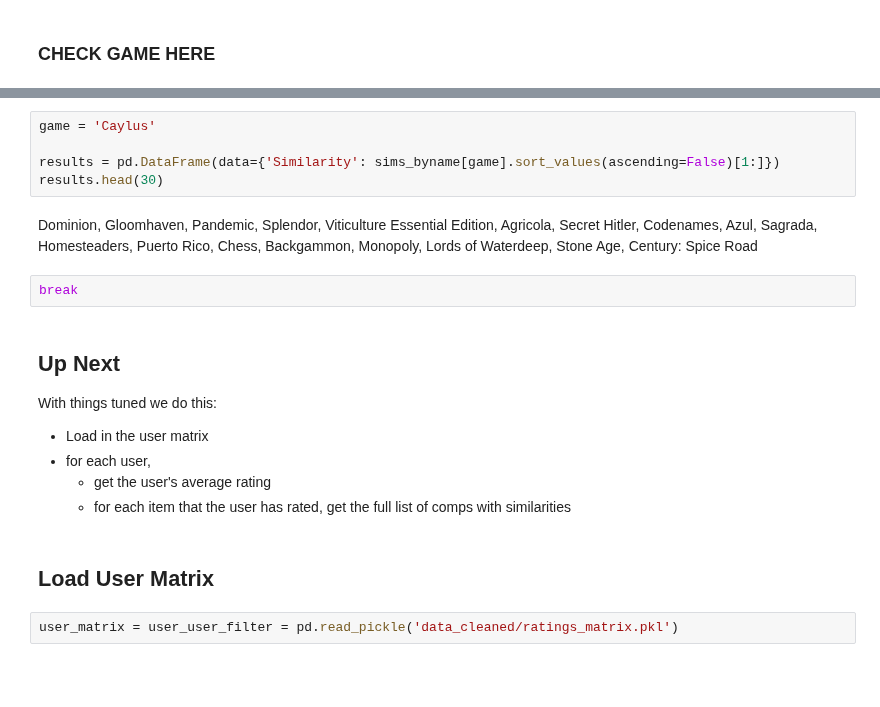
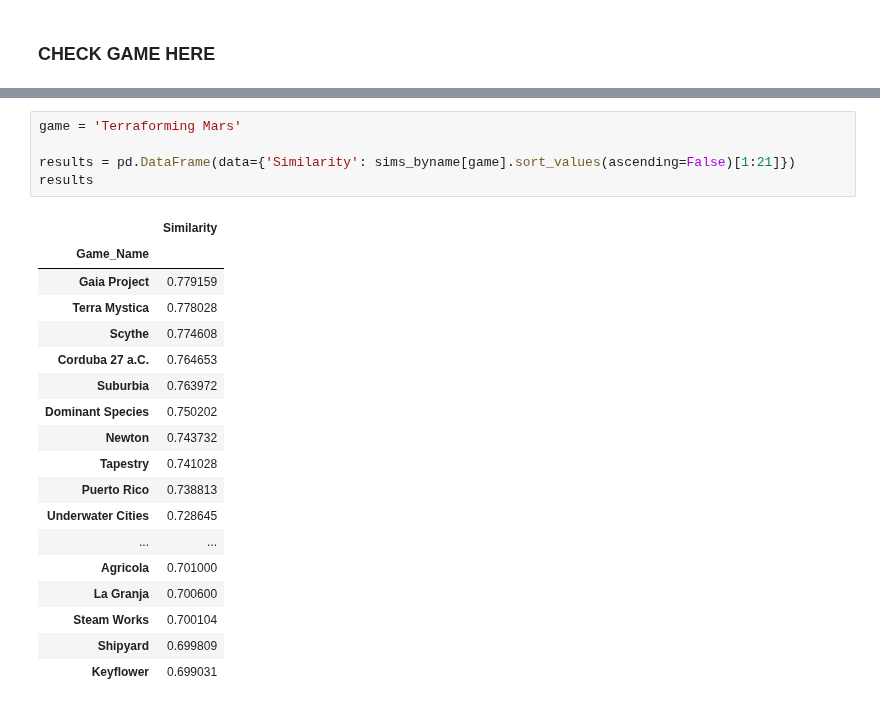
Before and after one commit to threnjen/boardgamegeek, a Jupyter notebook: BGG05_Content_Based.ipynb, the cells around one changed output, grey strips where cells are left out. Drawn from its saved outputs; the diff is of its cells as text; blank space fills up the shorter version.

```diff
--- a/BGG05_Content_Based.ipynb
+++ b/BGG05_Content_Based.ipynb
@@ -386,22 +591,24 @@ pd.DataFrame(test_dict)
 # %%
-game = 'Caylus'
+game = 'Terraforming Mars'
 
-results = pd.DataFrame(data={'Similarity': sims_byname[game].sort_values(ascending=False)[1:]})
-results.head(30)
+results = pd.DataFrame(data={'Similarity': sims_byname[game].sort_values(ascending=False)[1:21]})
+results
+# %% [output]
+|  | Similarity |
+| Game_Name |  |
+| Gaia Project | 0.779159 |
+| Terra Mystica | 0.778028 |
+| Scythe | 0.774608 |
+| Corduba 27 a.C. | 0.764653 |
+| Suburbia | 0.763972 |
+| Dominant Species | 0.750202 |
+| Newton | 0.743732 |
+| Tapestry | 0.741028 |
+| Puerto Rico | 0.738813 |
+| Underwater Cities | 0.728645 |
+| ... | ... |
+| Agricola | 0.701000 |
+| La Granja | 0.700600 |
+| Steam Works | 0.700104 |
+| Shipyard | 0.699809 |
+| Keyflower | 0.699031 |
-# %% [markdown]
-Dominion, Gloomhaven, Pandemic, Splendor, Viticulture Essential Edition, Agricola, Secret Hitler, Codenames, Azul, Sagrada, Homesteaders, Puerto Rico, Chess, Backgammon, Monopoly, Lords of Waterdeep, Stone Age, Century: Spice Road
-# %%
-break
-# %% [markdown]
-## Up Next
-
-With things tuned we do this:
-
-* Load in the user matrix
-* for each user,
-    * get the user's average rating
-    * for each item that the user has rated, get the full list of comps with similarities
-# %% [markdown]
-## Load User Matrix
-# %%
-user_matrix = user_user_filter = pd.read_pickle('data_cleaned/ratings_matrix.pkl')
```
Also changed, not shown: parts of 51 cells of this notebook, 6 other files.
